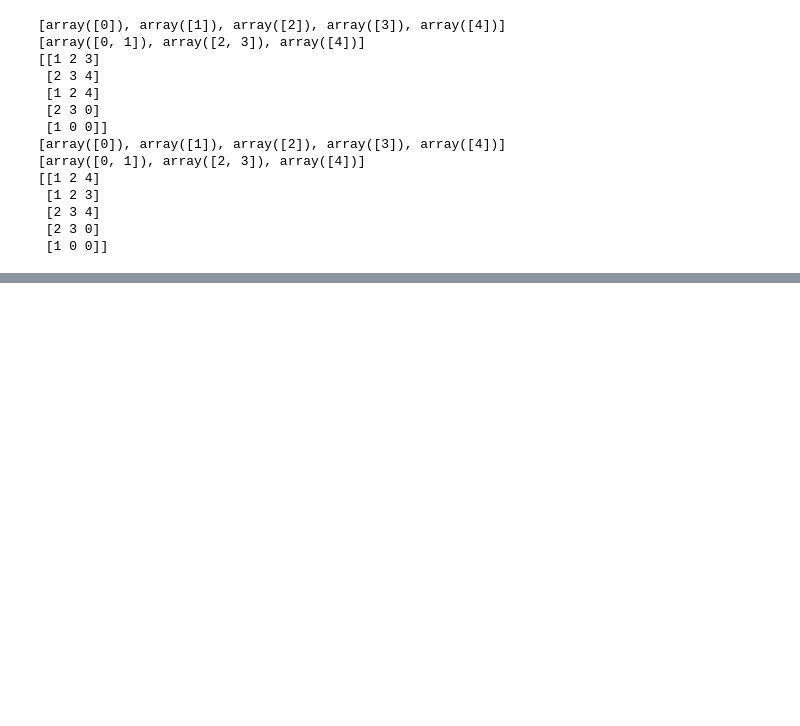
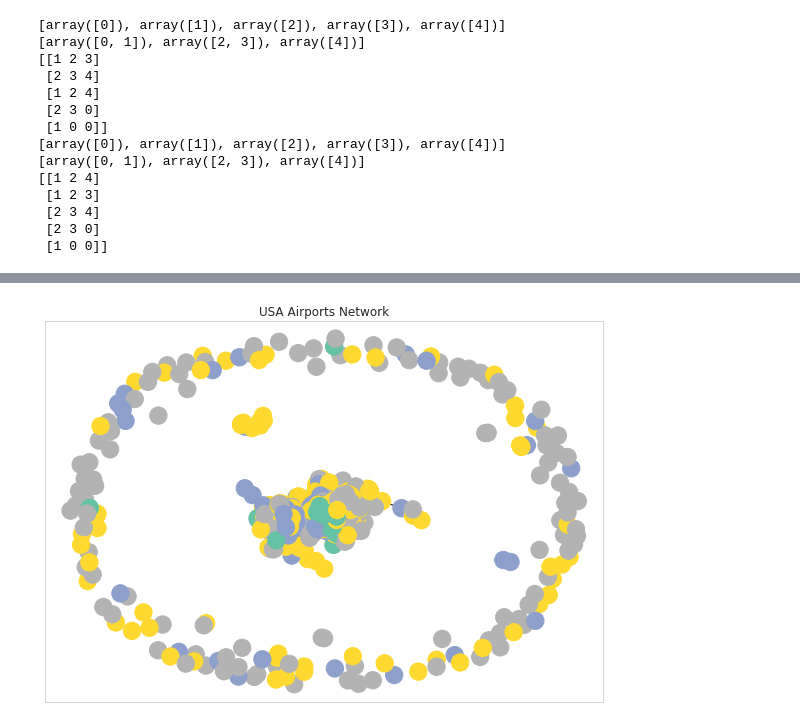
Before and after one commit to recohut/recohut, a Jupyter notebook: nbs/datasets/bases/datasets.bases.graph.ipynb, the cells around one changed output, grey strips where cells are left out. Cells and saved outputs as stored; diff of their text form; code cells hidden in the pictures; blank space fills up the shorter version.

```diff
--- a/nbs/datasets/bases/datasets.bases.graph.ipynb
+++ b/nbs/datasets/bases/datasets.bases.graph.ipynb
@@ -105,0 +187,6 @@ print(tds.inputs)
+# %%
+ds = PyGDataset()
+
+kwargs = {'root':'.', 'name':'USA'}
+ds.load(data_id='Airports', **kwargs)
+ds.info()
@@ -105,0 +208,6 @@ print(tds.inputs)
+# %%
+kwargs = {'title': 'USA Airports Network', 'figsize':(10,7)}
+
+ds.plot(**kwargs)
+# %% [output]
+[figure, added]
```
Also changed, not shown: parts of 7 cells of this notebook.
